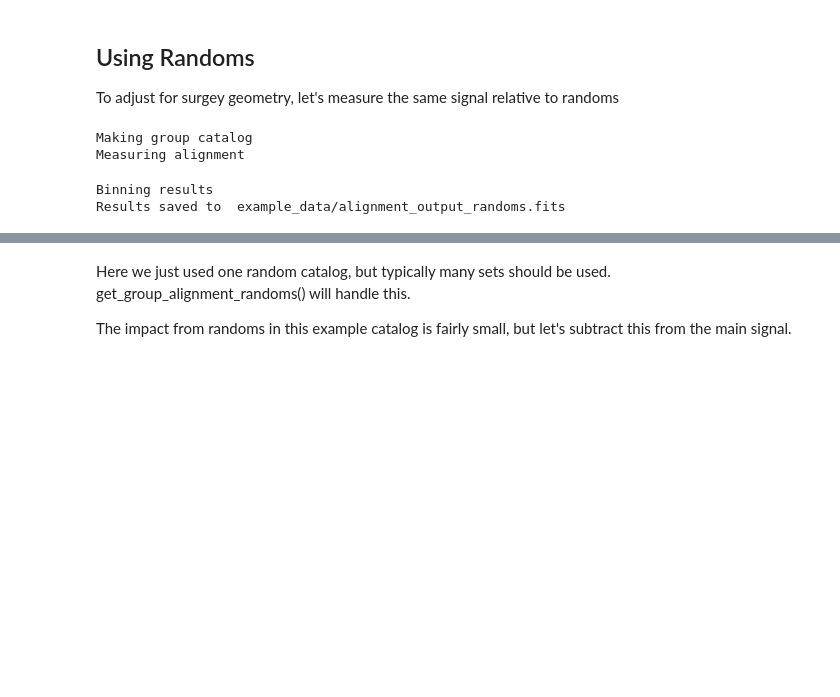
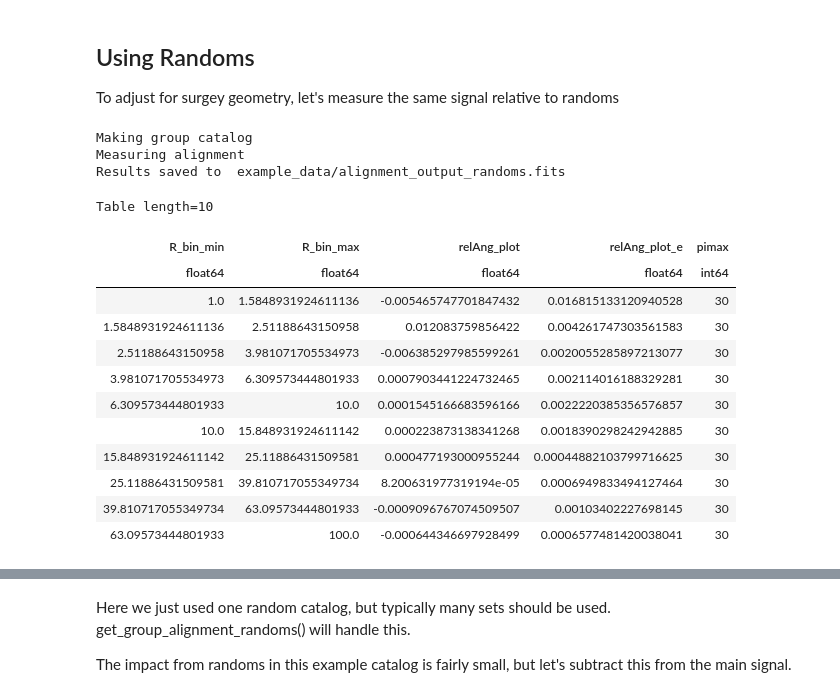
Before and after one commit to cmlamman/spec-IA, a Jupyter notebook: basic_group_alignment.ipynb, the cells around one changed output, grey strips where cells are left out. Drawn from its saved outputs; the diff is of its cells as text; code cells hidden in the pictures; blank space fills up the shorter version.

```diff
--- a/basic_group_alignment.ipynb
+++ b/basic_group_alignment.ipynb
@@ -42,14 +54,26 @@ To adjust for surgey geometry, let's measure the same signal relative to randoms
 # %%
 random_catalog = Table.read('example_data/abacus_simpleMock_randoms_00.fits')
 
 # measure orientation of groups relative to randoms
-random_alignment_result = get_group_alignment(galaxy_catalog, catalog_for_tracers = random_catalog, print_progress=True,
-                                              n_sky_regions=10, pimax=30, max_proj_sep=80, max_neighbors=1000, n_Rbins=10, save_path='example_data/alignment_output_randoms.fits')
+get_group_alignment(galaxy_catalog, catalog_for_tracers = random_catalog, R_bins=np.logspace(0, 2, 11), pimax=30, print_progress=True,
+                        n_sky_regions=9, save_path='example_data/alignment_output_randoms.fits')
 # %% [output]
 Making group catalog
 Measuring alignment
+Results saved to  example_data/alignment_output_randoms.fits
-Binning results
-Results saved to  example_data/alignment_output_randoms.fits
+Table length=10
+| R_bin_min | R_bin_max | relAng_plot | relAng_plot_e | pimax |
+| float64 | float64 | float64 | float64 | int64 |
+| 1.0 | 1.5848931924611136 | -0.005465747701847432 | 0.016815133120940528 | 30 |
+| 1.5848931924611136 | 2.51188643150958 | 0.012083759856422 | 0.004261747303561583 | 30 |
+| 2.51188643150958 | 3.981071705534973 | -0.006385297985599261 | 0.0020055285897213077 | 30 |
+| 3.981071705534973 | 6.309573444801933 | 0.0007903441224732465 | 0.002114016188329281 | 30 |
+| 6.309573444801933 | 10.0 | 0.0001545166683596166 | 0.0022220385356576857 | 30 |
+| 10.0 | 15.848931924611142 | 0.000223873138341268 | 0.0018390298242942885 | 30 |
+| 15.848931924611142 | 25.11886431509581 | 0.000477193000955244 | 0.00044882103799716625 | 30 |
+| 25.11886431509581 | 39.810717055349734 | 8.200631977319194e-05 | 0.0006949833494127464 | 30 |
+| 39.810717055349734 | 63.09573444801933 | -0.0009096767074509507 | 0.00103402227698145 | 30 |
+| 63.09573444801933 | 100.0 | -0.000644346697928499 | 0.0006577481420038041 | 30 |
 # %%
 # reading in previously saved results
 alignment_result_randoms = Table.read('example_data/alignment_output_randoms.fits')
```
Also changed, not shown: parts of 9 cells of this notebook, 5 other files.
